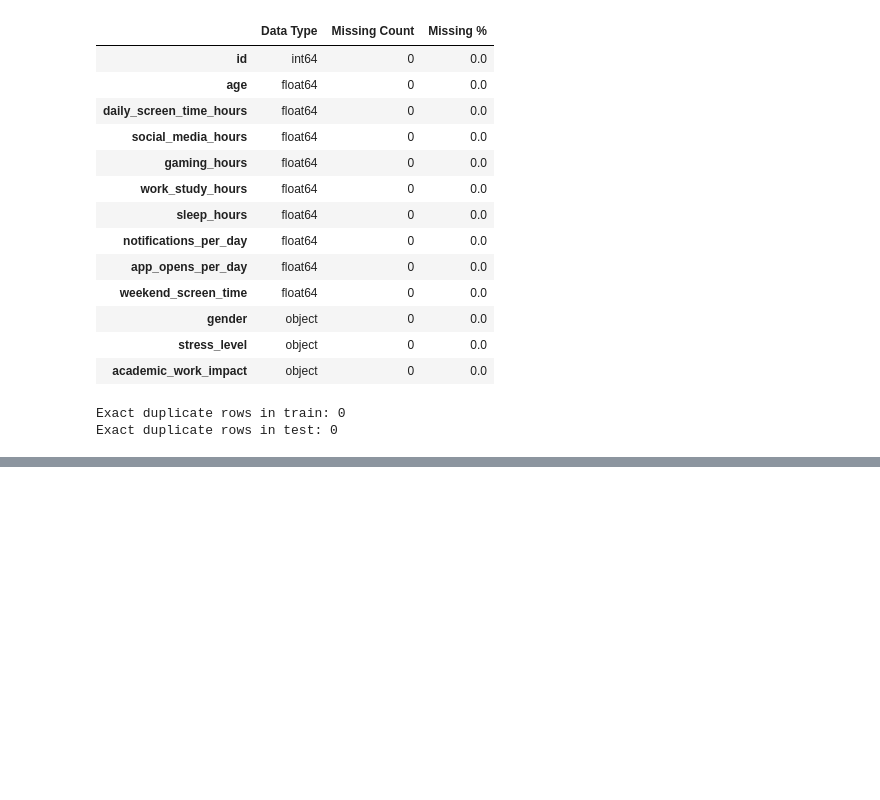
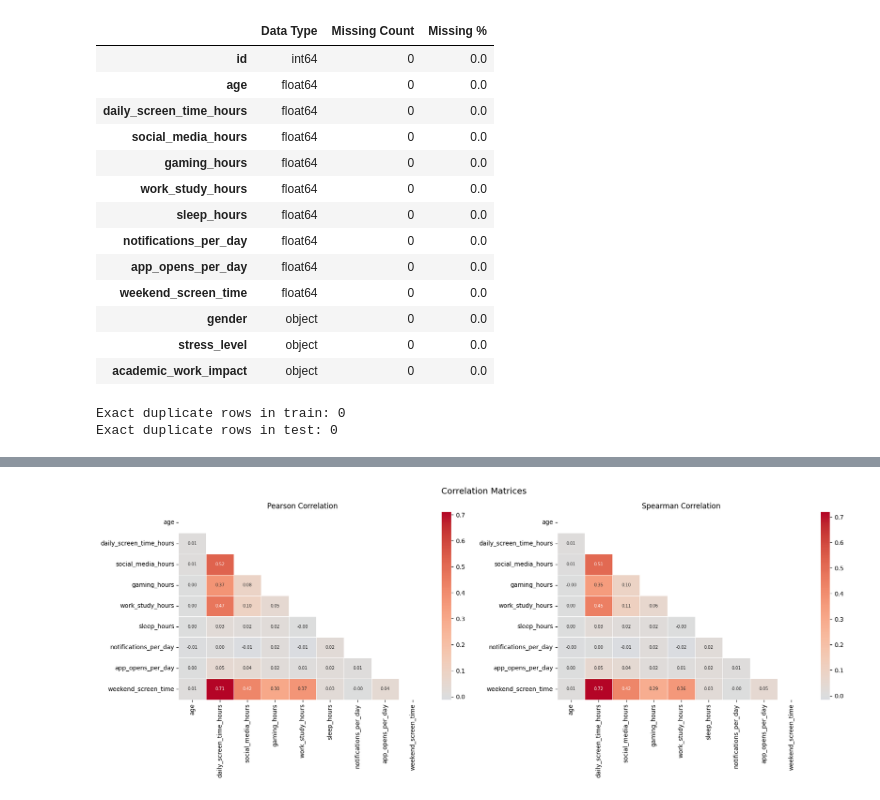
Before and after one commit to kamxsato/MIS444_Final_Project, a Jupyter notebook: 24104087_Final_Project.ipynb, the cells around one changed output, grey strips where cells are left out. Cells and saved outputs as stored; diff of their text form; code cells hidden in the pictures; blank space fills up the shorter version.

```diff
--- a/24104087_Final_Project.ipynb
+++ b/24104087_Final_Project.ipynb
@@ -357,3 +648,21 @@ Exact duplicate rows in test: 0
+# %%
+# 3.2 Bivariate Analysis
+# 3.2.1 Pearson & Spearman correlation matrices for numeric x numeric
+
+pearson  = train[num_cols].corr(method='pearson')
+spearman = train[num_cols].corr(method='spearman')
+
+fig, axes = plt.subplots(1, 2, figsize=(18, 7))
+for ax, mat, title in zip(axes, [pearson, spearman], ['Pearson','Spearman']):
+    mask = np.triu(np.ones_like(mat, dtype=bool))
+    sns.heatmap(mat, mask=mask, annot=True, fmt='.2f', cmap='coolwarm',
+                center=0, linewidths=0.4, annot_kws={'size':7}, ax=ax)
+    ax.set_title(f'{title} Correlation', fontsize=12)
+plt.suptitle('Correlation Matrices', fontsize=14)
+plt.tight_layout()
+plt.show()
+# %% [output]
+[figure, added]
 # %%
 train.columns
 # %% [output]
```
Also changed, not shown: parts of 38 cells of this notebook.
